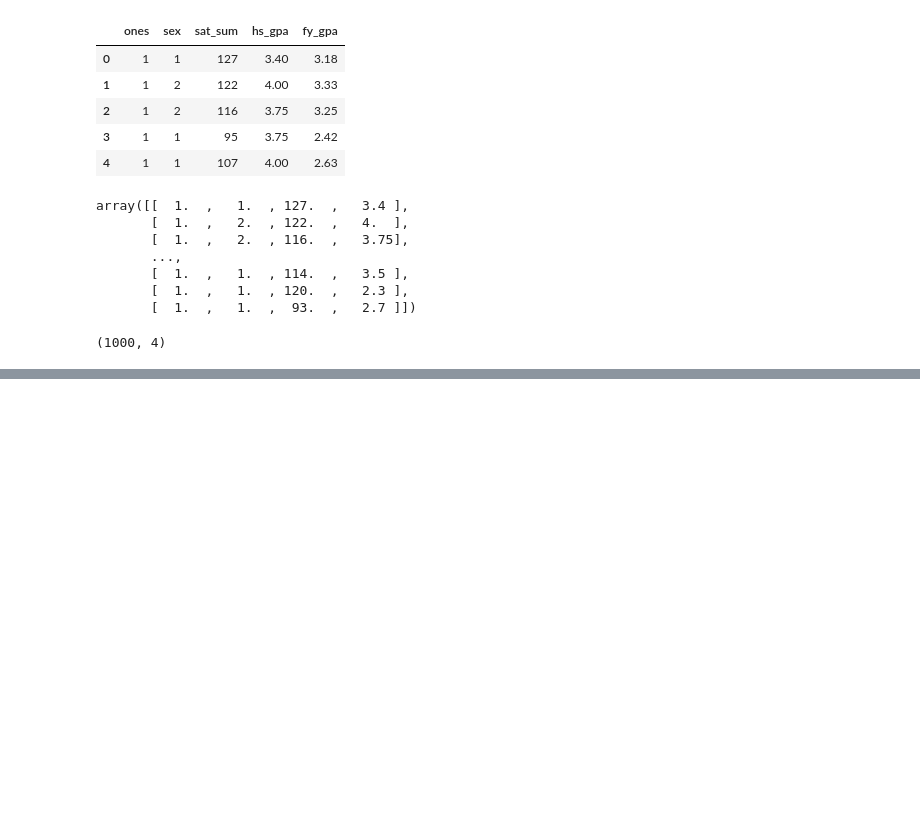
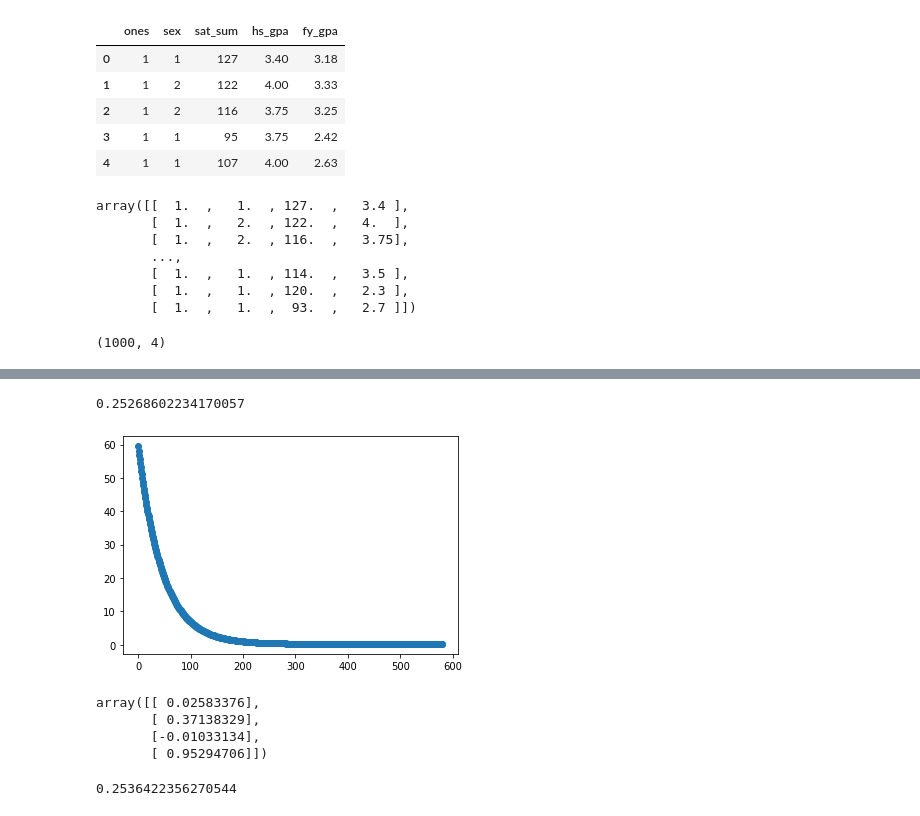
Before and after one commit to hwalter734/LAB3-EOML, a Jupyter notebook: lab3_Walter_20180006.ipynb, the cells around one changed output, grey strips where cells are left out. Cells and saved outputs as stored; diff of their text form; code cells hidden in the pictures; blank space fills up the shorter version.

```diff
--- a/lab3_Walter_20180006.ipynb
+++ b/lab3_Walter_20180006.ipynb
@@ -109,0 +91,22 @@ array([[ 0.58011563],
+# %%
+min(costs2)
+# %% [output]
+0.25268602234170057
+# %%
+x_row = np.arange(0,len(costs2),1)
+plt.scatter(x_row, costs2)
+plt.show()
+# %% [output]
+[figure, added]
+# %%
+theta_results3, costs3 = gradient_descent_cost(x_columns, y_column, random_theta, linear_function_grades, linear_gradient_grades, threshold=5, learning_rate=0.000001)
+theta_results3
+# %% [output]
+array([[ 0.02583376],
+       [ 0.37138329],
+       [-0.01033134],
+       [ 0.95294706]])
+# %%
+min(costs3)
+# %% [output]
+0.2536422356270544
```
Also changed, not shown: parts of 10 cells of this notebook.
